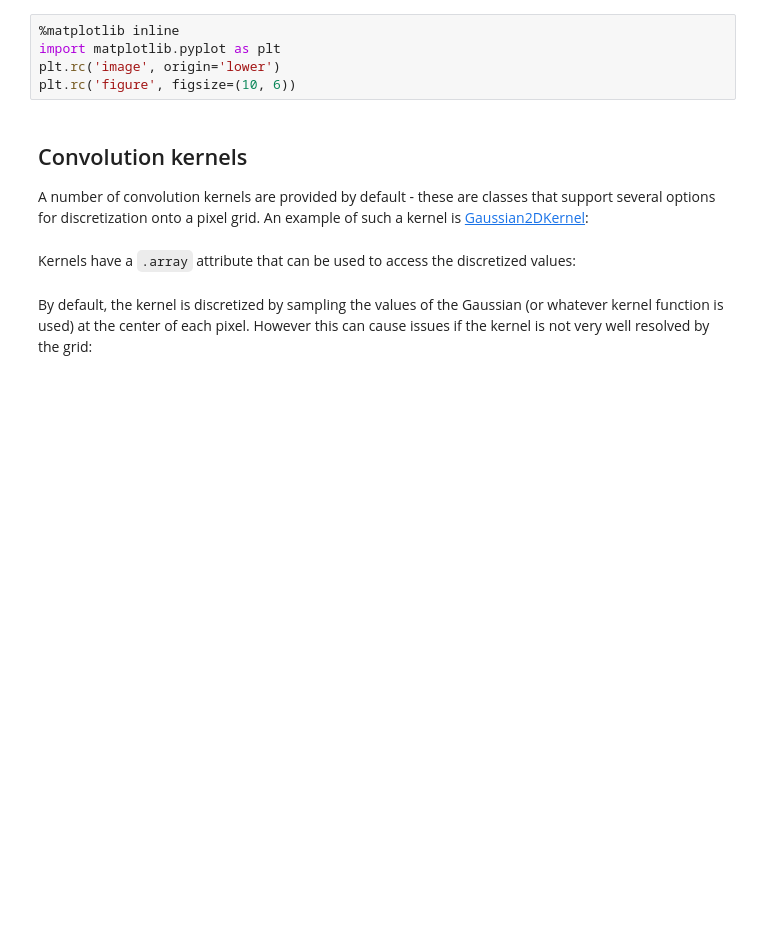
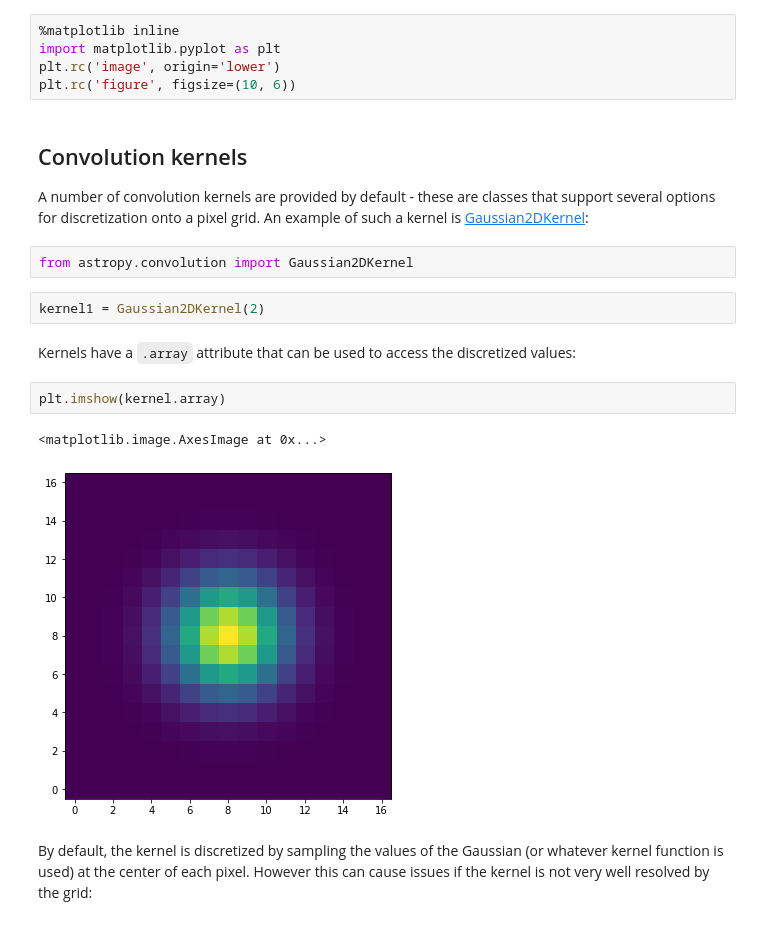
Before and after one commit to bsipocz/ASTR597, a Jupyter notebook: astropy_notebooks/10-convolution.ipynb, the cells around one changed output. Cells and saved outputs as stored; diff of their text form; blank space fills up the shorter version.

```diff
--- a/astropy_notebooks/10-convolution.ipynb
+++ b/astropy_notebooks/10-convolution.ipynb
@@ -34,7 +34,16 @@ plt.rc('figure', figsize=(10, 6))
 ## Convolution kernels
 
 A number of convolution kernels are provided by default - these are classes that support several options for discretization onto a pixel grid. An example of such a kernel is [Gaussian2DKernel](https://docs.astropy.org/en/stable/api/astropy.convolution.Gaussian2DKernel.html#astropy.convolution.Gaussian2DKernel):
+# %%
+from astropy.convolution import Gaussian2DKernel
+# %%
+kernel1 = Gaussian2DKernel(2)
 # %% [markdown]
 Kernels have a ``.array`` attribute that can be used to access the discretized values:
+# %%
+plt.imshow(kernel.array)
+# %% [output]
+<matplotlib.image.AxesImage at 0x...>
+[figure, added]
 # %% [markdown]
 By default, the kernel is discretized by sampling the values of the Gaussian (or whatever kernel function is used) at the center of each pixel. However this can cause issues if the kernel is not very well resolved by the grid:
```
Also changed, not shown: parts of 15 cells of this notebook.
